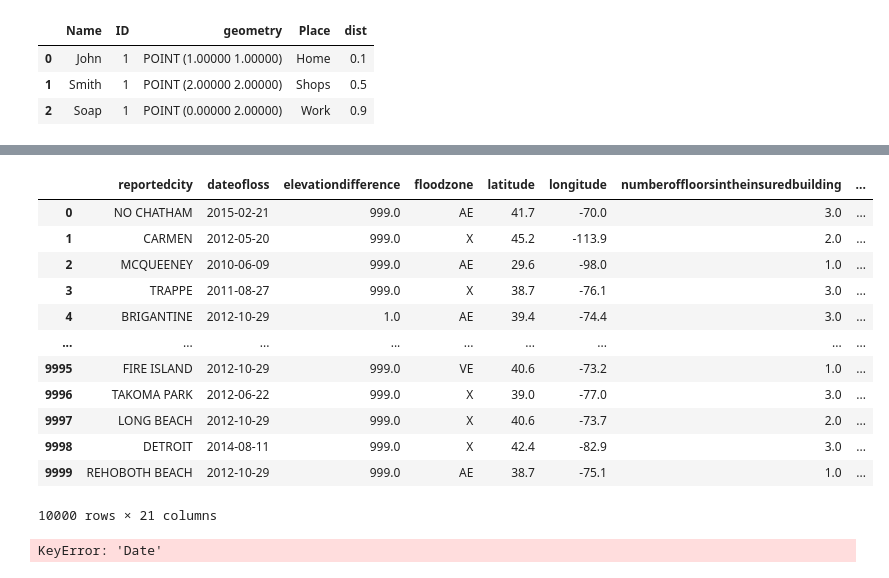
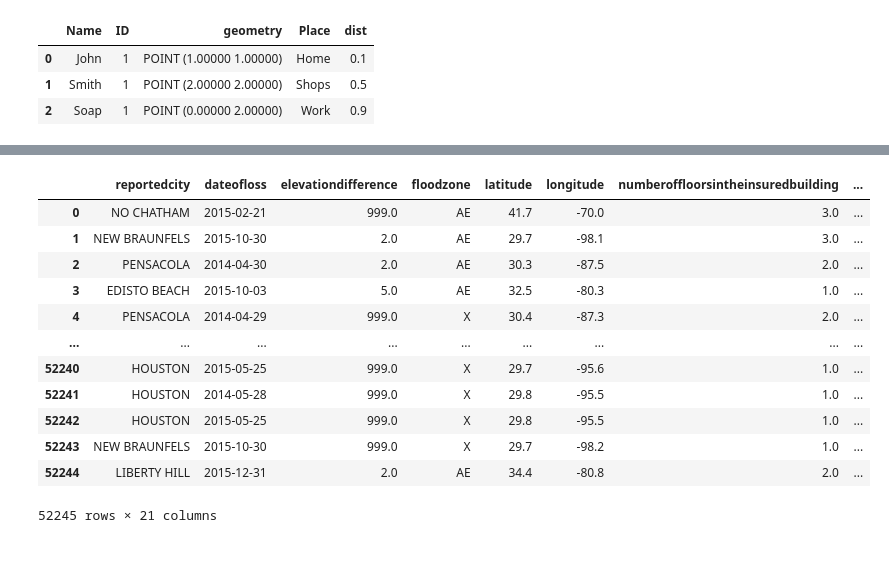
Before and after one commit to hbostanchi/Fema_Flood_Payout, a Jupyter notebook: Final_Project_HH2.ipynb, the cells around one changed output, grey strips where cells are left out. Drawn from its saved outputs; the diff is of its cells as text; code cells hidden in the pictures.

```diff
--- a/Final_Project_HH2.ipynb
+++ b/Final_Project_HH2.ipynb
@@ -226,7 +226,7 @@ state                                         object
 reportedzipcode                               object
 dtype: object
 # %%
-FEMA_Clean15_df=FEMA_Clean14_df[FEMA_Clean14_df["dateofloss"] > "2009-12-31"]
+FEMA_Clean15_df=FEMA_Clean14_df[FEMA_Clean14_df["dateofloss"] > "2013-12-31"]
 FEMA_Clean15_df
 # %% [output]
 |  | reportedcity | dateofloss | elevationdifference | floodzone | latitude | longitude | numberoffloorsintheinsuredbuilding | ... |
@@ -478,0 +480,28 @@ ds_2015
+# %%
+# # ds_1993=ds_1993[ds_1993.obs > 0].reset_index()
+# # ds_1994=ds_1994[ds_1994.obs > 0].reset_index()
+# # ds_1995=ds_1995[ds_1995.obs > 0].reset_index()
+# # ds_1996=ds_1996[ds_1996.obs > 0].reset_index()
+# # ds_1997=ds_1997[ds_1997.obs > 0].reset_index()
+# # ds_1998=ds_1998[ds_1998.obs > 0].reset_index()
+# # ds_1999=ds_1999[ds_1999.obs > 0].reset_index()
+# # ds_2000=ds_2000[ds_2000.obs > 0].reset_index()
+# # ds_2001=ds_2001[ds_2001.obs > 0].reset_index()
+# # ds_2002=ds_2002[ds_2002.obs > 0].reset_index()
+# # ds_2003=ds_2003[ds_2003.obs > 0].reset_index()
+# # ds_2004=ds_2004[ds_2004.obs > 0].reset_index()
+# # ds_2005=ds_2005[ds_2005.obs > 0].reset_index()
+# # ds_2006=ds_2006[ds_2006.obs > 0].reset_index()
+# # ds_2007=ds_2007[ds_2007.obs > 0].reset_index()
+# # ds_2008=ds_2008[ds_2008.obs > 0].reset_index()
+# # ds_2009=ds_2009[ds_2009.obs > 0].reset_index()
+# ds_2010=ds_2010.reset_index()
+# ds_2011=ds_2011.reset_index()
+# ds_2012=ds_2012.reset_index()
+# ds_2013=ds_2013.reset_index()
+ds_2014=ds_2014.reset_index()
+ds_2015=ds_2015.reset_index()
+# # ds_2016=ds_2016[ds_2016.obs > 0]
+ds_2015
+# # print(ds_1993.shape)
+# # ds_1993.head(20)
@@ -479,8 +522,5 @@ ds_2015
 # %%
-NASA_Comb = pd.concat([ds_2010,
-ds_2011,
-ds_2012,
-ds_2013,
+NASA_Comb = pd.concat([
 ds_2014,
 ds_2015], ignore_index=True, sort=False)
 # %%
@@ -626,31 +772,17 @@ ckdnearest(gpd1, gpd2)
 # %%
-ckdnearest(gdf_FEMA[:10000], gdf_NASA[:10000])
+gdf_FEMA_plus_station_id=ckdnearest(gdf_FEMA, gdf_NASA) #gdf_NASA[:10000])
+gdf_FEMA_plus_station_id
 # %% [output]
 |  | reportedcity | dateofloss | elevationdifference | floodzone | latitude | longitude | numberoffloorsintheinsuredbuilding | ... |
 | 0 | NO CHATHAM | 2015-02-21 | 999.0 | AE | 41.7 | -70.0 | 3.0 | ... |
-| 1 | CARMEN | 2012-05-20 | 999.0 | X | 45.2 | -113.9 | 2.0 | ... |
-| 2 | MCQUEENEY | 2010-06-09 | 999.0 | AE | 29.6 | -98.0 | 1.0 | ... |
-| 3 | TRAPPE | 2011-08-27 | 999.0 | X | 38.7 | -76.1 | 3.0 | ... |
-| 4 | BRIGANTINE | 2012-10-29 | 1.0 | AE | 39.4 | -74.4 | 3.0 | ... |
+| 1 | NEW BRAUNFELS | 2015-10-30 | 2.0 | AE | 29.7 | -98.1 | 3.0 | ... |
+| 2 | PENSACOLA | 2014-04-30 | 2.0 | AE | 30.3 | -87.5 | 2.0 | ... |
+| 3 | EDISTO BEACH | 2015-10-03 | 5.0 | AE | 32.5 | -80.3 | 1.0 | ... |
+| 4 | PENSACOLA | 2014-04-29 | 999.0 | X | 30.4 | -87.3 | 2.0 | ... |
 | ... | ... | ... | ... | ... | ... | ... | ... | ... |
-| 9995 | FIRE ISLAND | 2012-10-29 | 999.0 | VE | 40.6 | -73.2 | 1.0 | ... |
-| 9996 | TAKOMA PARK | 2012-06-22 | 999.0 | X | 39.0 | -77.0 | 3.0 | ... |
-| 9997 | LONG BEACH | 2012-10-29 | 999.0 | X | 40.6 | -73.7 | 2.0 | ... |
-| 9998 | DETROIT | 2014-08-11 | 999.0 | X | 42.4 | -82.9 | 3.0 | ... |
-| 9999 | REHOBOTH BEACH | 2012-10-29 | 999.0 | AE | 38.7 | -75.1 | 1.0 | ... |
+| 52240 | HOUSTON | 2015-05-25 | 999.0 | X | 29.7 | -95.6 | 1.0 | ... |
+| 52241 | HOUSTON | 2014-05-28 | 999.0 | X | 29.8 | -95.5 | 1.0 | ... |
+| 52242 | HOUSTON | 2015-05-25 | 999.0 | X | 29.8 | -95.5 | 1.0 | ... |
+| 52243 | NEW BRAUNFELS | 2015-10-30 | 999.0 | X | 29.7 | -98.2 | 1.0 | ... |
+| 52244 | LIBERTY HILL | 2015-12-31 | 2.0 | AE | 34.4 | -80.8 | 2.0 | ... |
-10000 rows × 21 columns
+52245 rows × 21 columns
-# %%
-from sklearn.neighbors import NearestNeighbors
-
-def find_nearest(group, match, groupname):
-    match = match[match[groupname] == group.name]
-    nbrs = NearestNeighbors(1).fit(match['Date'].values[:, None])
-    dist, ind = nbrs.kneighbors(group['Date'].values[:, None])
-
-    group['Date1'] = group['Date']
-    group['Date'] = match['Date'].values[ind.ravel()]
-    return group
-
-gdf_FEMA_mod = gdf_FEMA.groupby('dateofloss').apply(find_nearest, gdf_NASA, 'new_date_column')
-# %% [output]
-KeyError: 'Date'
```
Also changed, not shown: parts of 43 cells of this notebook.
